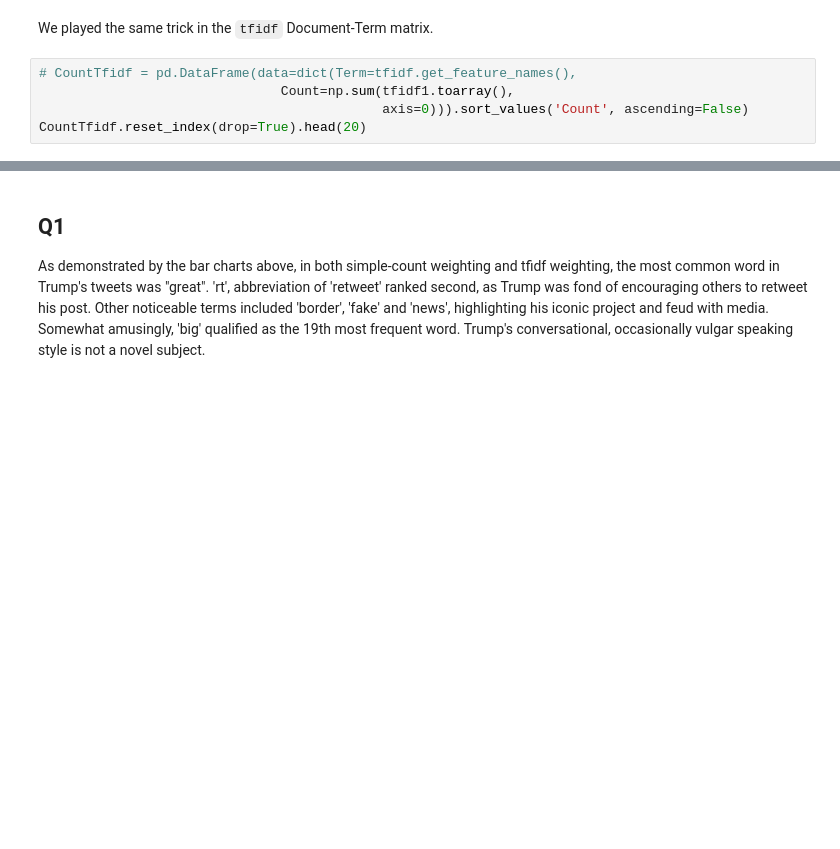
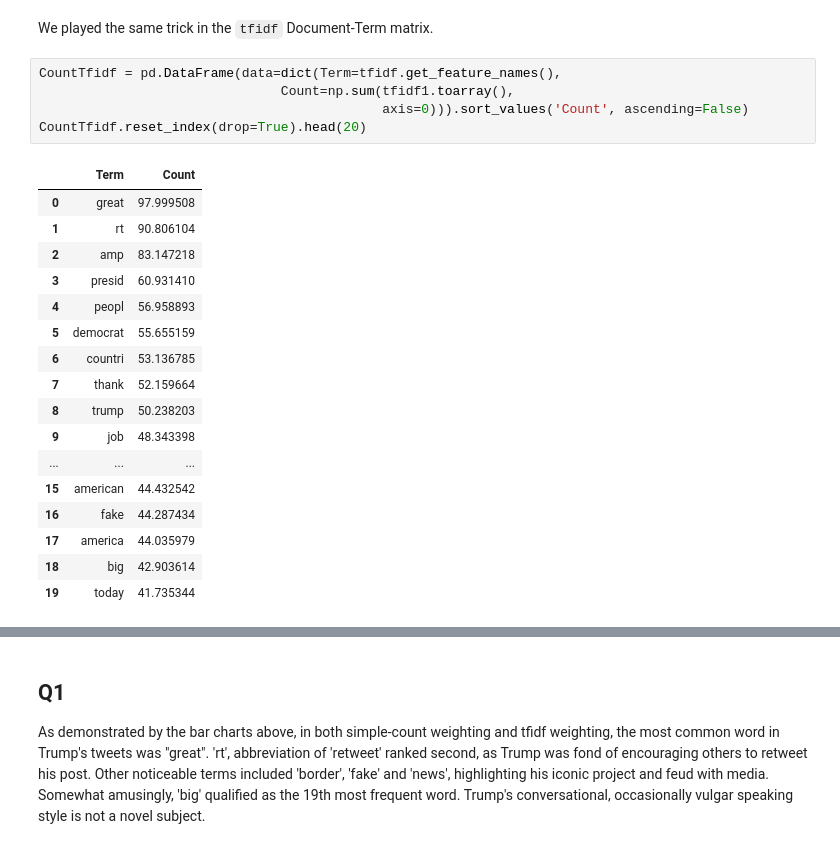
Before and after one commit to HTLK/trump-tweets, a Jupyter notebook: Trump Tweets Text Mining hw1.ipynb, the cells around one changed output, grey strips where cells are left out. Saved outputs shown, nothing was run; the diff lists cells and outputs as text; blank space fills up the shorter version.

```diff
--- a/Trump Tweets Text Mining hw1.ipynb
+++ b/Trump Tweets Text Mining hw1.ipynb
@@ -256,10 +312,28 @@ Count.reset_index(drop=True).head(20)
 # %% [markdown]
 We played the same trick in the `tfidf` Document-Term matrix.
 # %%
-# CountTfidf = pd.DataFrame(data=dict(Term=tfidf.get_feature_names(),
+CountTfidf = pd.DataFrame(data=dict(Term=tfidf.get_feature_names(),
                                Count=np.sum(tfidf1.toarray(),
                                             axis=0))).sort_values('Count', ascending=False)
 CountTfidf.reset_index(drop=True).head(20)
+# %% [output]
+|  | Term | Count |
+| 0 | great | 97.999508 |
+| 1 | rt | 90.806104 |
+| 2 | amp | 83.147218 |
+| 3 | presid | 60.931410 |
+| 4 | peopl | 56.958893 |
+| 5 | democrat | 55.655159 |
+| 6 | countri | 53.136785 |
+| 7 | thank | 52.159664 |
+| 8 | trump | 50.238203 |
+| 9 | job | 48.343398 |
+| ... | ... | ... |
+| 15 | american | 44.432542 |
+| 16 | fake | 44.287434 |
+| 17 | america | 44.035979 |
+| 18 | big | 42.903614 |
+| 19 | today | 41.735344 |
 # %%
 topn=20
 Count.head(topn).set_index('Term').plot(kind='bar')
```
Also changed, not shown: parts of 18 cells of this notebook.
